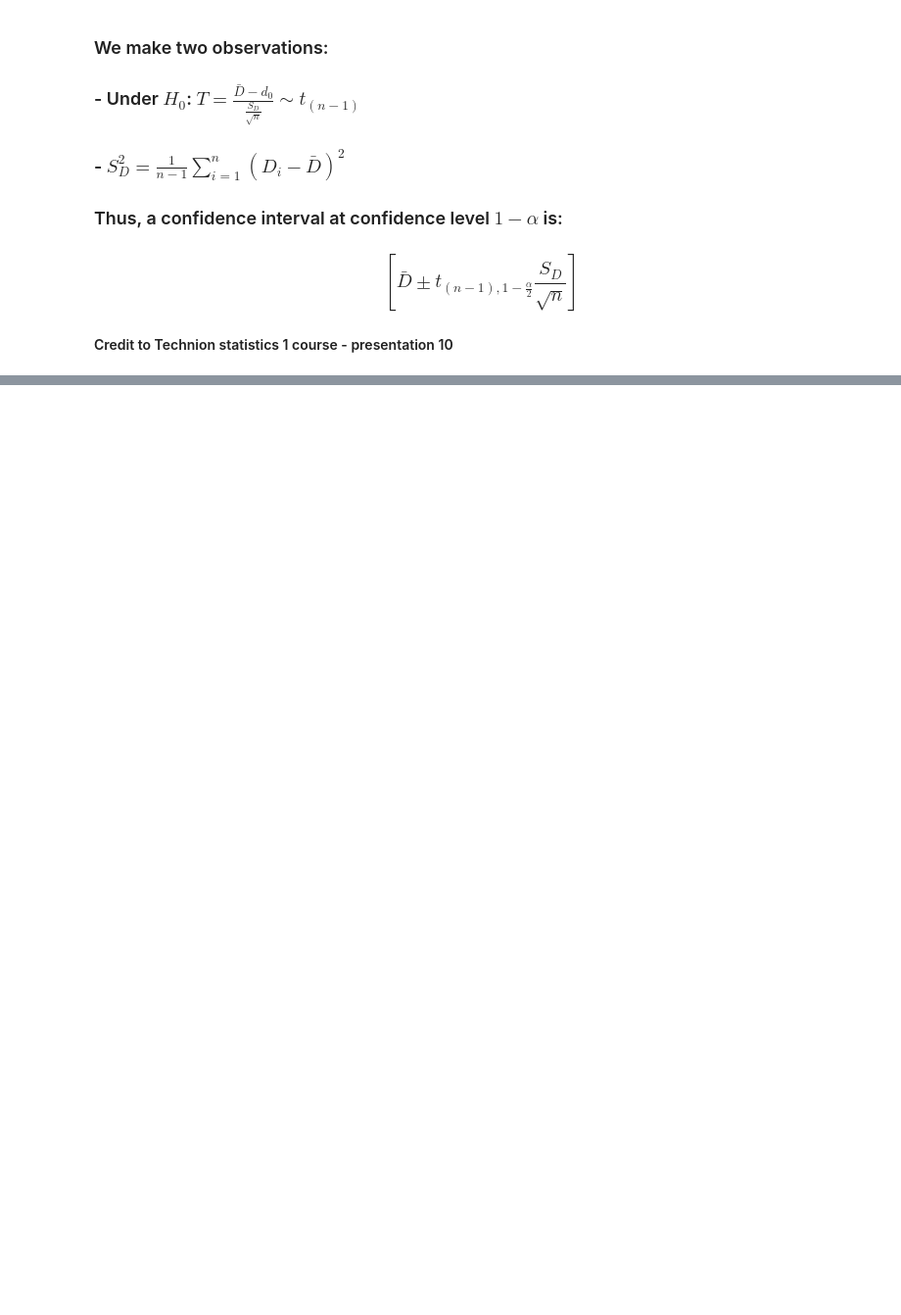
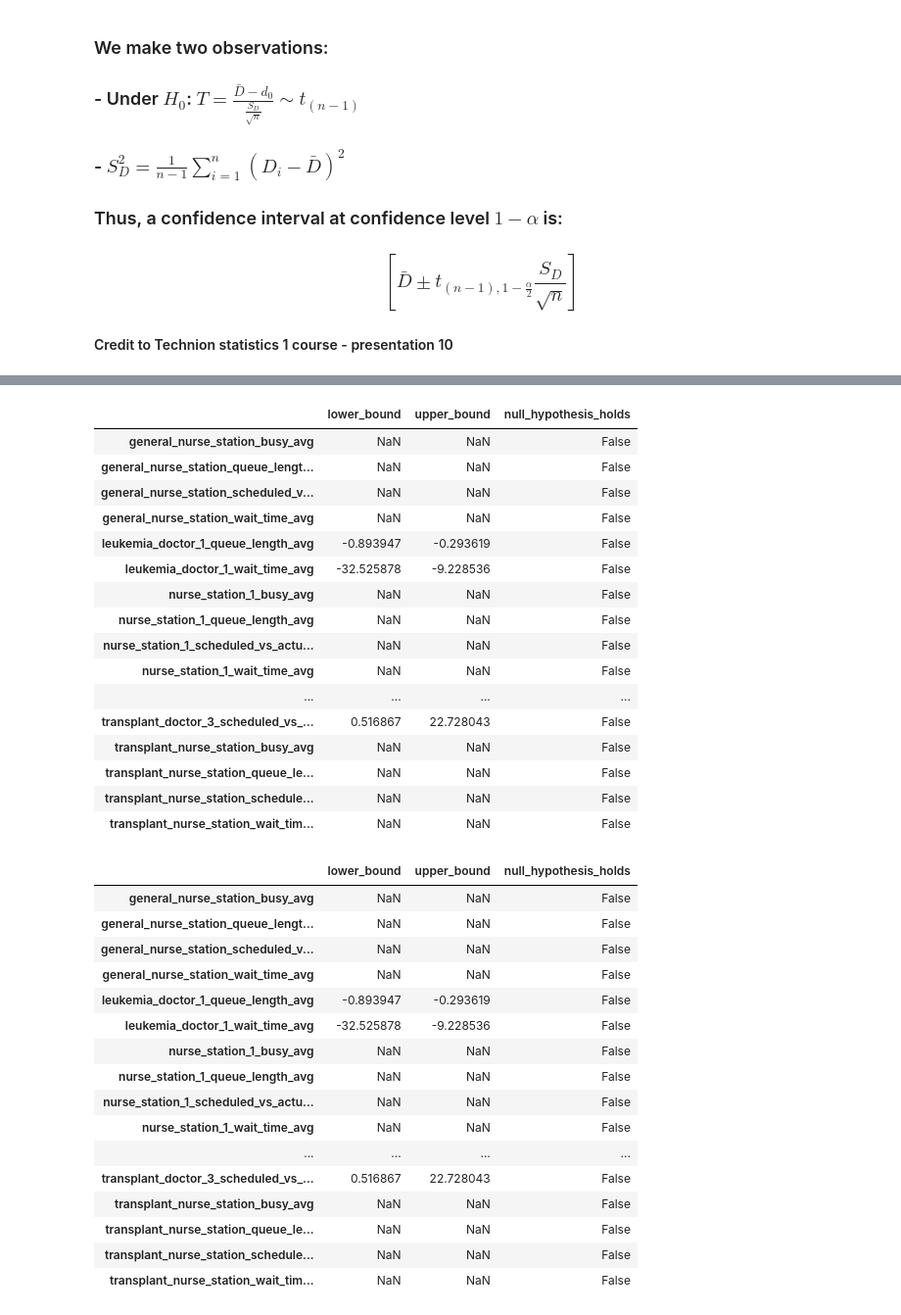
Before and after one commit to JWolloch/Ramabam-Hematology-Deptartment, a Jupyter notebook: simulation/statistical_analysis.ipynb, the cells around one changed output, grey strips where cells are left out. Shown at 98% size. Cells and saved outputs as stored; diff of their text form; code cells hidden in the pictures; blank space fills up the shorter version.

```diff
--- a/simulation/statistical_analysis.ipynb
+++ b/simulation/statistical_analysis.ipynb
@@ -52,3 +45,12 @@ Index(['Unnamed: 0', 'q_flow_station_wait_time_avg',
+# %%
+current_vs_single_current_state = averages_multi_queue_current_state - averages_single_queue_current_state
+current_vs_multi_queue_80_percent_nurse_for_transplant = averages_multi_queue_current_state - averages_multi_queue_80_percent_nurse_for_transplant
+current_vs_single_queue_80_percent_nurse_for_transplant = averages_single_queue_current_state - averages_single_queue_80_percent_nurse_for_transplant
+current_vs_single_queue_personalized_state = averages_single_queue_current_state - averages_single_queue_personalized_state
+current_vs_multi_queue_personalized_state = averages_multi_queue_current_state - averages_multi_queue_personalized_state
+current_vs_single_queue_personalized_state = averages_single_queue_current_state - averages_single_queue_personalized_state
+current_vs_multi_queue_personalized_state_80_percent_nurse_for_transplant = averages_multi_queue_current_state - averages_multi_queue_personalized_state_80_percent_nurse_for_transplant
+current_vs_single_queue_personalized_state_80_percent_nurse_for_transplant = averages_single_queue_current_state - averages_single_queue_personalized_state_80_percent_nurse_for_transplant
 # %% [markdown]
 ### Our hypothesis $H_0$ is - $\mu_d = d_0$.
 ### In our case $n = 100$; $d_0 = 0$
@@ -98,10 +100,6 @@ def does_null_hypothesis_hold(df, column_name, confidence_level=0.95):
     Check if the null hypothesis holds for a given column in a DataFrame.
     """
     lower_bound, upper_bound = calculate_confidence_interval(df, column_name, confidence_level)
-    print(f"Column name: {column_name}")
-    print(f"Lower bound: {lower_bound}, Upper bound: {upper_bound}")
-    print(f"Null hypothesis holds: {lower_bound <= 0 <= upper_bound}")
-    print(f"{'#'*50}")
     return lower_bound <= 0 <= upper_bound
 
 def does_null_hypothesis_hold_for_all_columns(df, confidence_level=0.95):
@@ -116,6 +114,10 @@ def does_null_hypothesis_hold_for_all_columns(df, confidence_level=0.95):
 def csv_of_results(df, column_name, confidence_level=0.95):
     # Create results dataframe with proper columns
     results_df = pd.DataFrame(columns=['lower_bound', 'upper_bound', 'null_hypothesis_holds'])
+
+    # Create the directory if it doesn't exist
+    output_dir = "results_directory/statistical_analysis"
+    os.makedirs(output_dir, exist_ok=True)
 
     for column in df.columns:
         try:
@@ -136,6 +138,16 @@ def csv_of_results(df, column_name, confidence_level=0.95):
                 'upper_bound': np.nan,
                 'null_hypothesis_holds': np.nan
             }
+            # Save all results
+    results_df.to_csv(f"{output_dir}/{column_name}.csv")
 
-    results_df.to_csv(f"results_directory/statistical_analysis/{column_name}.csv")
+    # Filter rows where null hypothesis is rejected (i.e., False)
+    rejected_df = results_df[results_df['null_hypothesis_holds'] == False]
+
+    # Display only rejected rows in Jupyter Notebook
+    from IPython.display import display
+    display(rejected_df)
+
+    return rejected_df
+
     return results_df
@@ -170,0 +154,37 @@ False
+# %%
+csv_of_results(current_vs_single_current_state, "differences_current_vs_single_current_state")
+# %% [output]
+|  | lower_bound | upper_bound | null_hypothesis_holds |
+| general_nurse_station_busy_avg | NaN | NaN | False |
+| general_nurse_station_queue_lengt... | NaN | NaN | False |
+| general_nurse_station_scheduled_v... | NaN | NaN | False |
+| general_nurse_station_wait_time_avg | NaN | NaN | False |
+| leukemia_doctor_1_queue_length_avg | -0.893947 | -0.293619 | False |
+| leukemia_doctor_1_wait_time_avg | -32.525878 | -9.228536 | False |
+| nurse_station_1_busy_avg | NaN | NaN | False |
+| nurse_station_1_queue_length_avg | NaN | NaN | False |
+| nurse_station_1_scheduled_vs_actu... | NaN | NaN | False |
+| nurse_station_1_wait_time_avg | NaN | NaN | False |
+| ... | ... | ... | ... |
+| transplant_doctor_3_scheduled_vs_... | 0.516867 | 22.728043 | False |
+| transplant_nurse_station_busy_avg | NaN | NaN | False |
+| transplant_nurse_station_queue_le... | NaN | NaN | False |
+| transplant_nurse_station_schedule... | NaN | NaN | False |
+| transplant_nurse_station_wait_tim... | NaN | NaN | False |
+|  | lower_bound | upper_bound | null_hypothesis_holds |
+| general_nurse_station_busy_avg | NaN | NaN | False |
+| general_nurse_station_queue_lengt... | NaN | NaN | False |
+| general_nurse_station_scheduled_v... | NaN | NaN | False |
+| general_nurse_station_wait_time_avg | NaN | NaN | False |
+| leukemia_doctor_1_queue_length_avg | -0.893947 | -0.293619 | False |
+| leukemia_doctor_1_wait_time_avg | -32.525878 | -9.228536 | False |
+| nurse_station_1_busy_avg | NaN | NaN | False |
+| nurse_station_1_queue_length_avg | NaN | NaN | False |
+| nurse_station_1_scheduled_vs_actu... | NaN | NaN | False |
+| nurse_station_1_wait_time_avg | NaN | NaN | False |
+| ... | ... | ... | ... |
+| transplant_doctor_3_scheduled_vs_... | 0.516867 | 22.728043 | False |
+| transplant_nurse_station_busy_avg | NaN | NaN | False |
+| transplant_nurse_station_queue_le... | NaN | NaN | False |
+| transplant_nurse_station_schedule... | NaN | NaN | False |
+| transplant_nurse_station_wait_tim... | NaN | NaN | False |
```
Also changed, not shown: parts of 15 cells of this notebook, 15 other files.
